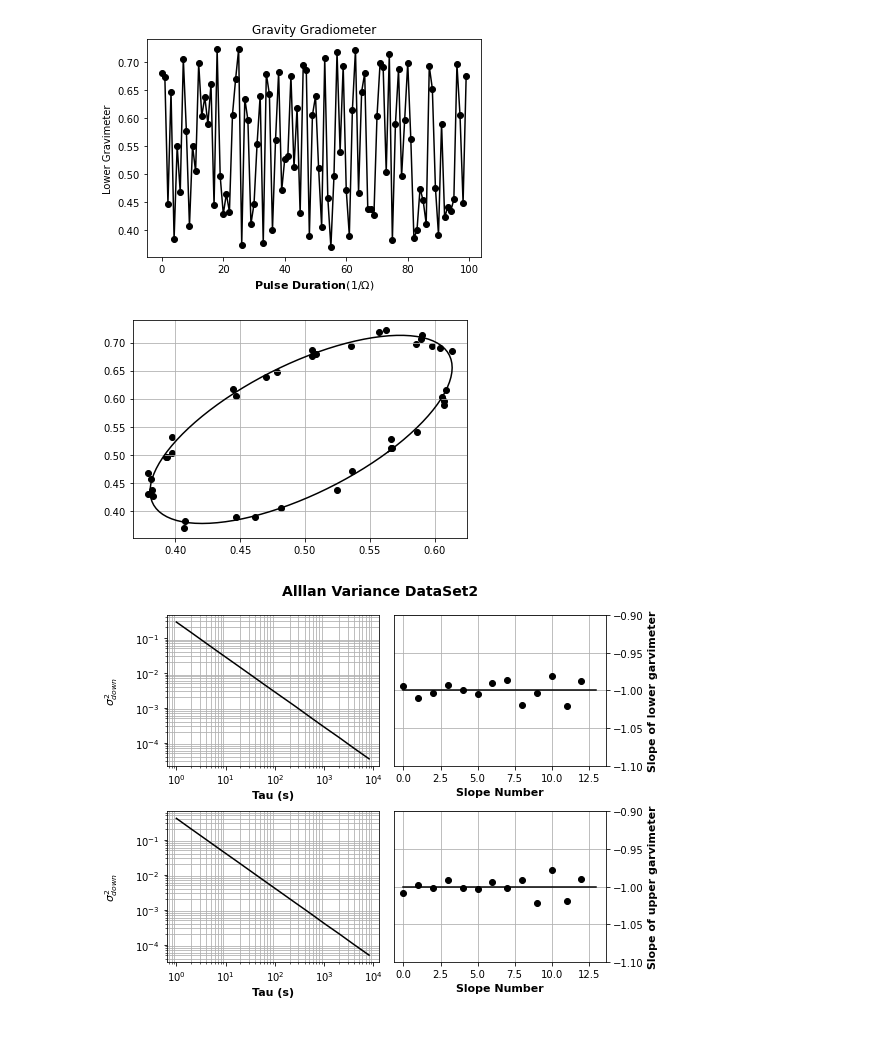
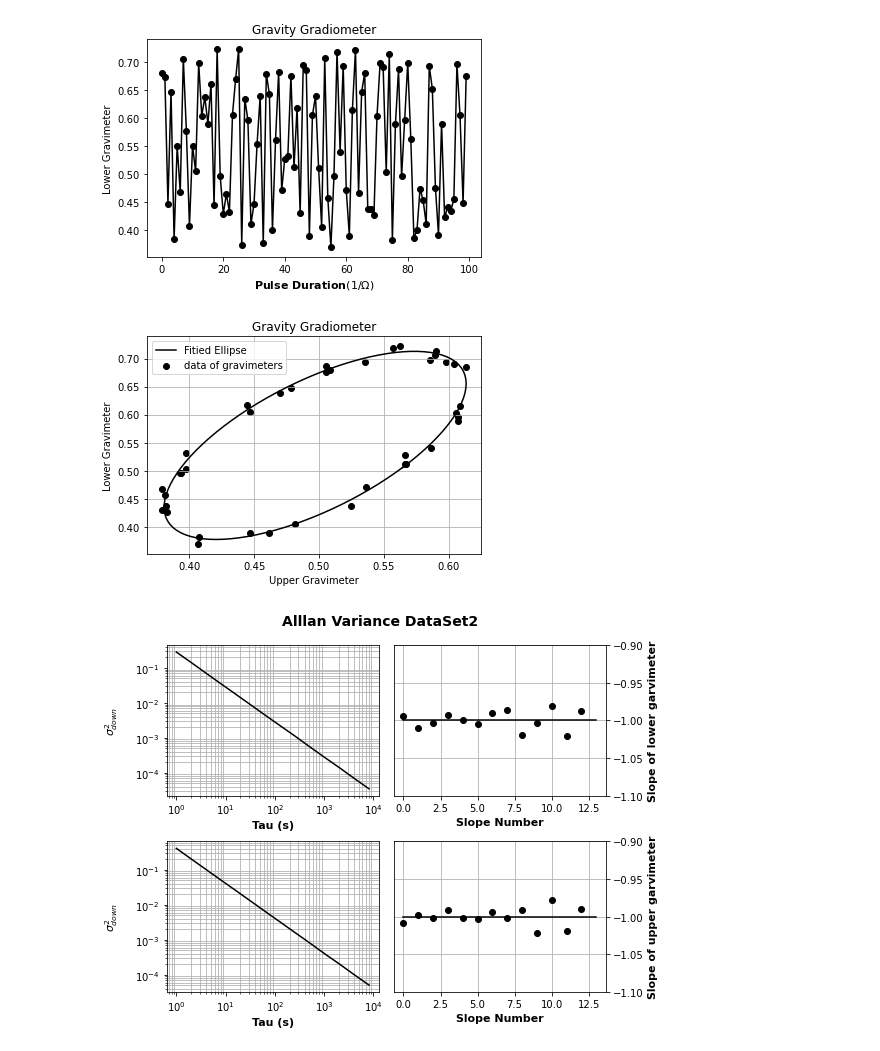
Before and after one commit to AmirAbbasSaberi/Sensitivity-analysis-of-gravimeter-and-gravity-gradiometer-based-on-cold-atom-interferometry, a Jupyter notebook: Noise Assessment/DataSet2_Code.ipynb, the cells around one changed output. Drawn from its saved outputs; the diff is of its cells as text; code cells hidden in the pictures.

```diff
--- a/Noise Assessment/DataSet2_Code.ipynb
+++ b/Noise Assessment/DataSet2_Code.ipynb
@@ -9,7 +9,7 @@ from scipy.signal import welch , periodogram
 from scipy.stats import gaussian_kde
 # %matplotlib qt
 # %%
-file = pd.read_csv('2018.csv')
+file = pd.read_csv('InPut/2018.csv')
 data = np.concatenate((np.reshape(file['blueRatio2'].values,(len(file),1)), np.reshape(file['redRatio2'].values,(len(file),1))), axis=1)
 
 up = data[:,0]
@@ -160,15 +160,17 @@ for i in range(0,shotsPerEllipse*finalEllipse,shotsPerEllipse):
     infor = [{'UpInterferometerData':x,'DownInterferometerData':y,'Epoch':epoch,'A':coff[0],'B':coff[1],'C':coff[2],'D':coff[3],'E':coff[4],'F':coff[5],'x_center':x_c,'y_center':y_c,'Orientation':theta,'Phase':phase_gg,'x_ellipse':x_rotated,'y_ellipse':y_rotated,'Sigma':Sk_1,'SigmaVariance':inv(N),'MaxLikelihood':L,'Residual':t}]
     FitEllipseData_WhiteAndRandom = pd.concat([FitEllipseData_WhiteAndRandom, pd.DataFrame(infor, index=[0])], ignore_index=True)
 # %%
-import seaborn as sns
-
 plt.figure()
-plt.plot(FitEllipseData_WhiteAndRandom['x_ellipse'].iloc[1],FitEllipseData_WhiteAndRandom['y_ellipse'].iloc[1],color = 'black')
-plt.scatter(FitEllipseData_WhiteAndRandom['UpInterferometerData'].iloc[1],FitEllipseData_WhiteAndRandom['DownInterferometerData'].iloc[1],color = 'black')
-plt.gca().set_facecolor('white')
+plt.plot(FitEllipseData_WhiteAndRandom['x_ellipse'].iloc[1],FitEllipseData_WhiteAndRandom['y_ellipse'].iloc[1],color = 'black',label = 'Fitied Ellipse')
+plt.scatter(FitEllipseData_WhiteAndRandom['UpInterferometerData'].iloc[1],FitEllipseData_WhiteAndRandom['DownInterferometerData'].iloc[1],color = 'black',label = 'data of gravimeters')
 plt.grid()
+plt.legend()
+plt.ylabel('Lower Gravimeter')
+plt.xlabel('Upper Gravimeter')
+plt.title('Gravity Gradiometer')
+plt.show()
 # %% [output]
-[figure, old version]
+[figure, new version]
 # %%
 epoch = 0
 
```
Also changed, not shown: parts of 4 cells of this notebook, 26 other files.
